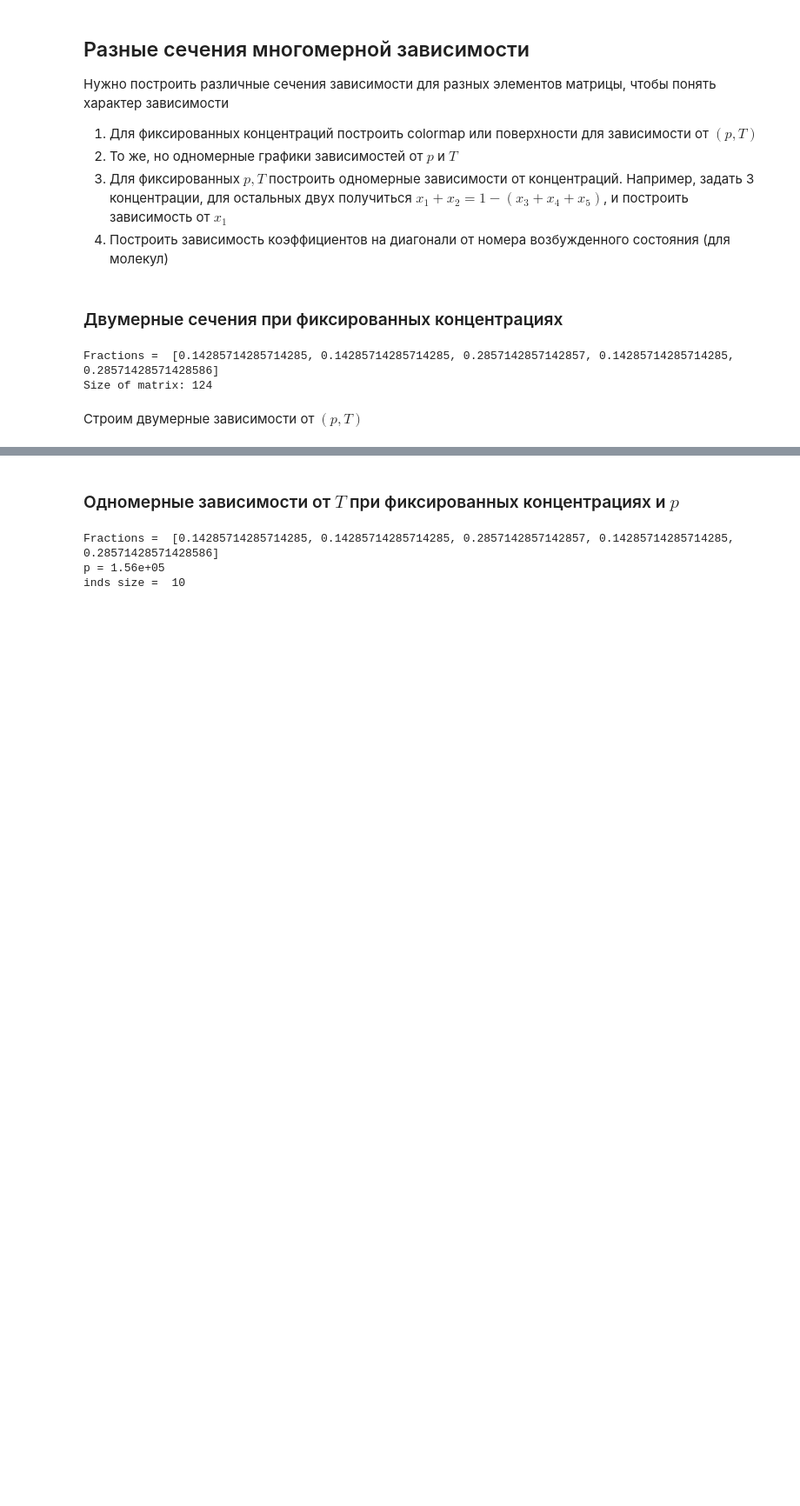
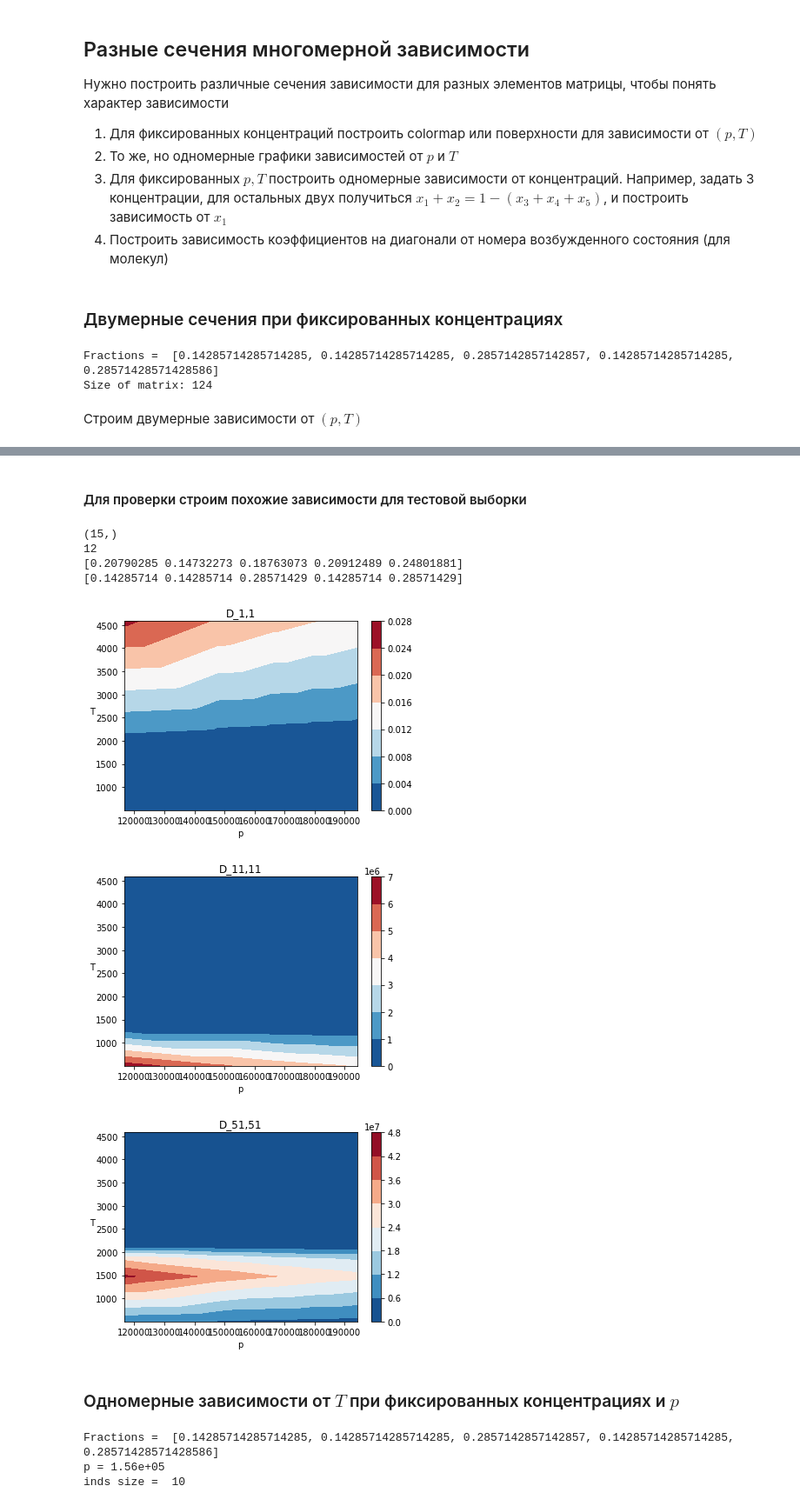
Before and after one commit to chikitkin/kappa-nn-new, a Jupyter notebook: train-nn/train-nn.ipynb, the cells around one changed output, grey strips where cells are left out. Shown at 87% size. Drawn from its saved outputs; the diff is of its cells as text; code cells hidden in the pictures; blank space fills up the shorter version.

```diff
--- a/train-nn/train-nn.ipynb
+++ b/train-nn/train-nn.ipynb
@@ -114,11 +112,11 @@ print(diff_coeffs.shape)
 Генерируем случайную сетку в том же диапазоне
 # %%
 # Число узлов по давлению
-p_points_test = 5
+p_points_test = 7
 # Число узлов по температуре
-T_points_test = 5
+T_points_test = 7
 # Число узлов по одной концентрации в сетке на симплексе
-x_points_test = 15
+x_points_test = 20
 
 # Создаём случайные одномерны сетки по p, T
 rand_mesh = np.random.rand(p_points_test)
@@ -244,3 +240,55 @@ for i, j in index_list:
+# %% [markdown]
+#### Для проверки строим похожие зависимости для тестовой выборки
+# %%
+# Находим наиболее близкую точку по концентрациям к x_mesh[3]
+
+x_mesh_test_np = np.array(x_mesh_test)
+x_mesh_np = np.array(x_mesh)
+
+delta = x_mesh_test_np - x_mesh_np[3]
+delta = np.linalg.norm(delta, axis = 1)
+print(delta.shape)
+x_ind = np.argmin(delta)
+print(x_ind)
+print(x_mesh_test_np[x_ind])
+print(x_mesh_np[3])
+
+inds = np.all(mesh_test[:, 2:7] == x_mesh_test_np[x_ind], axis = 1)
+
+# Берём подмножество сетки
+mesh_test_slice = mesh_test[inds, :]
+
+p = mesh_test_slice[:, 0] # p
+T = mesh_test_slice[:, 1] # T
+# Подмножество данных
+data_slice_test = diff_coeffs_test[inds, :]
+
+index_list = [[0, 0],
+              [10, 10],
+              [50, 50]]
+for i, j in index_list:
+    # Одномерный индекс для матрицы, "выпрямленной" по стобцам
+    index = j * N + i
+
+    d_ij = data_slice_test[:, index] # d
+
+    triang = tri.Triangulation(p, T)
+    interpolator = tri.LinearTriInterpolator(triang, d_ij)
+    plt.tricontourf(p, T, d_ij, cmap="RdBu_r")
+    plt.xlabel('p')
+    plt.ylabel('T', rotation = 0)
+    plt.colorbar()
+    plt.title('D_'+str(i+1) + ','+  str(j+1))
+#     plt.savefig('d_' + str(i+1) + ',' + str(j+1) +'.png', format = 'png', dpi = 600)
+    plt.show()
+# %% [output]
+(15,)
+12
+[0.20790285 0.14732273 0.18763073 0.20912489 0.24801881]
+[0.14285714 0.14285714 0.28571429 0.14285714 0.28571429]
+[figure, added]
+[figure, added]
+[figure, added]
 # %% [markdown]
 ### Одномерные зависимости от $T$ при фиксированных концентрациях и $p$
 # %%
```
Also changed, not shown: parts of 23 cells of this notebook, 1 other file.
